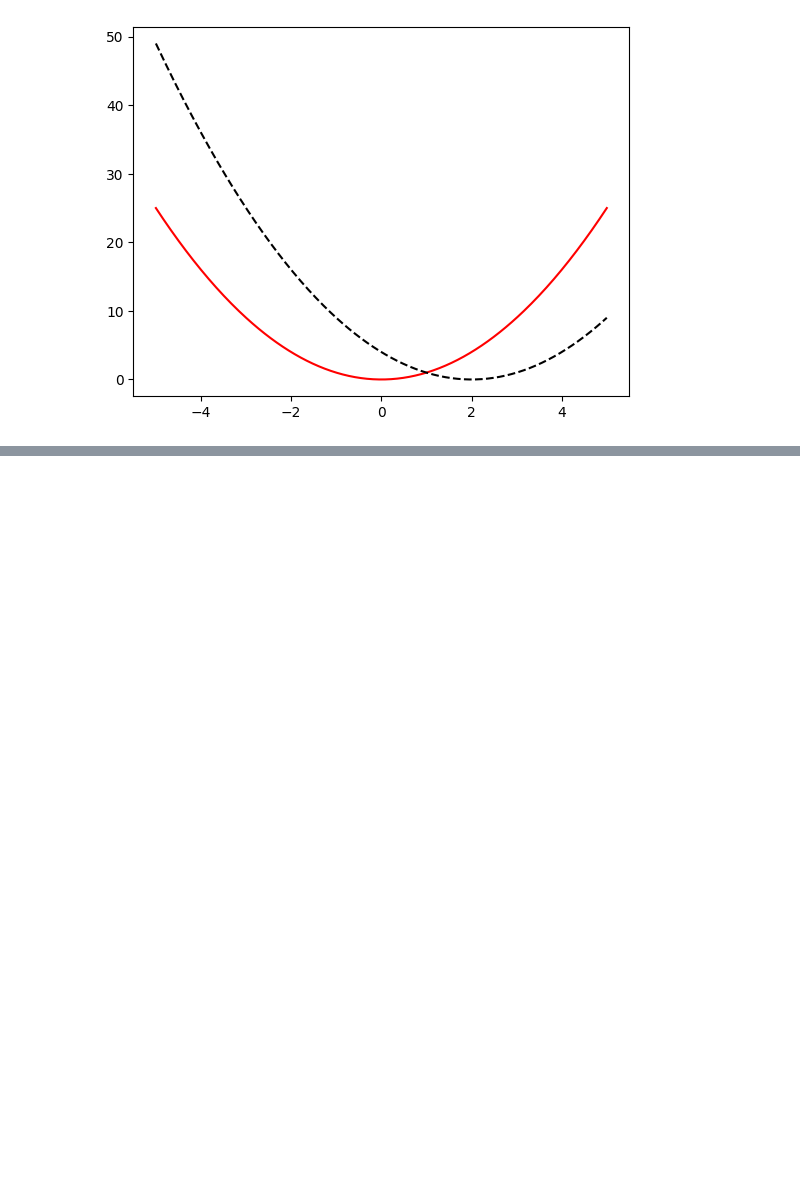
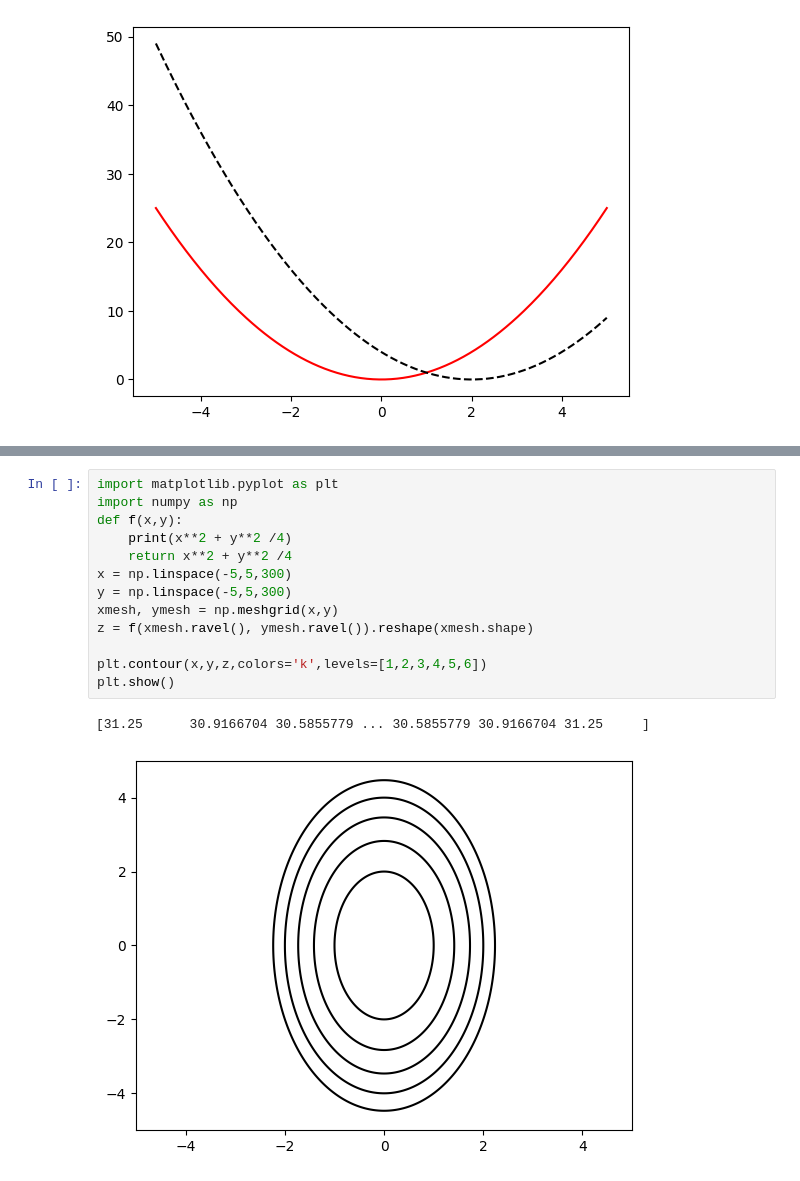
Before and after one commit to 0t3k25/ml_essence, a Jupyter notebook: src/Untitled.ipynb, the cells around one changed output, grey strips where cells are left out. Cells and saved outputs as stored; diff of their text form; blank space fills up the shorter version.

Commit message:
plt contour

```diff
--- a/src/Untitled.ipynb
+++ b/src/Untitled.ipynb
@@ -928,0 +942,16 @@ plt.show()
+# %%
+import matplotlib.pyplot as plt
+import numpy as np
+def f(x,y):
+    print(x**2 + y**2 /4)
+    return x**2 + y**2 /4
+x = np.linspace(-5,5,300)
+y = np.linspace(-5,5,300)
+xmesh, ymesh = np.meshgrid(x,y)
+z = f(xmesh.ravel(), ymesh.ravel()).reshape(xmesh.shape)
+
+plt.contour(x,y,z,colors='k',levels=[1,2,3,4,5,6])
+plt.show()
+# %% [output]
+[31.25      30.9166704 30.5855779 ... 30.5855779 30.9166704 31.25     ]
+[figure, added]
```
Also changed, not shown: parts of 2 cells of this notebook.
